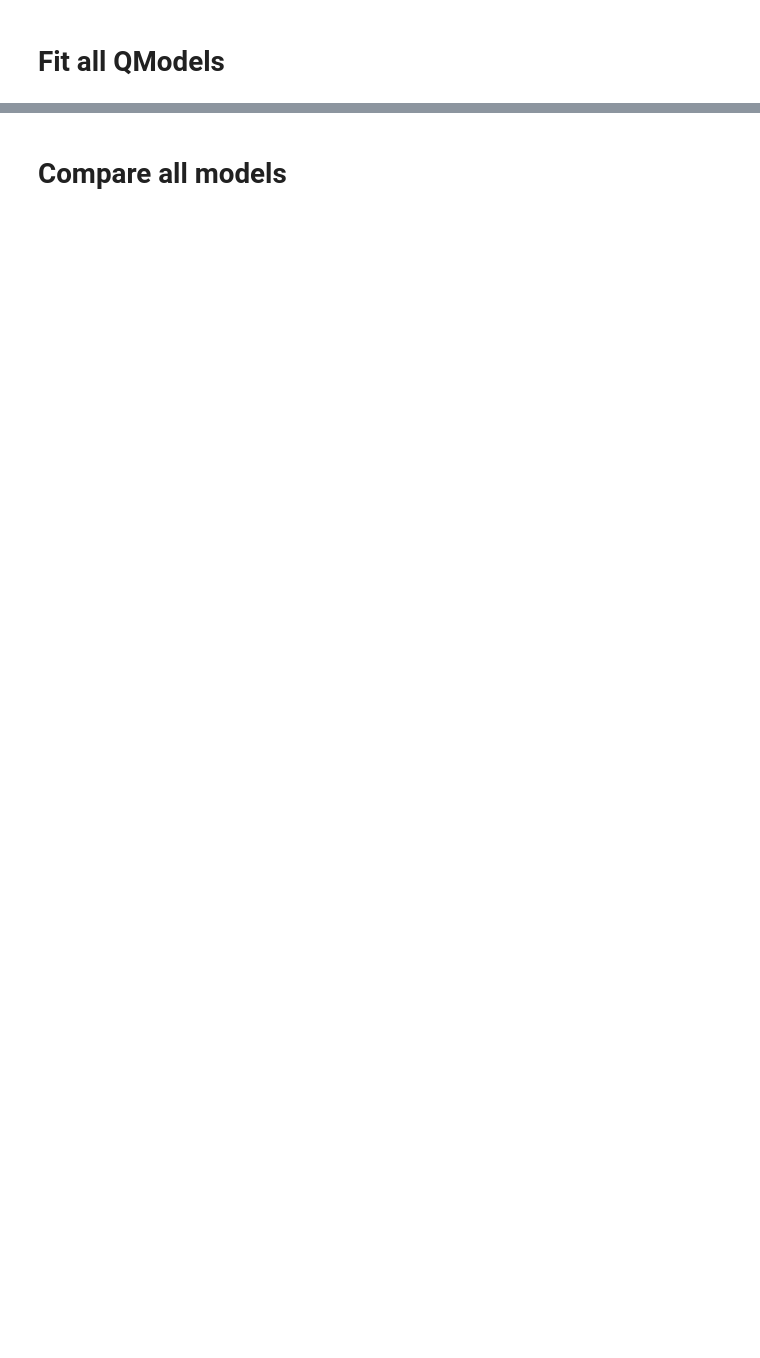
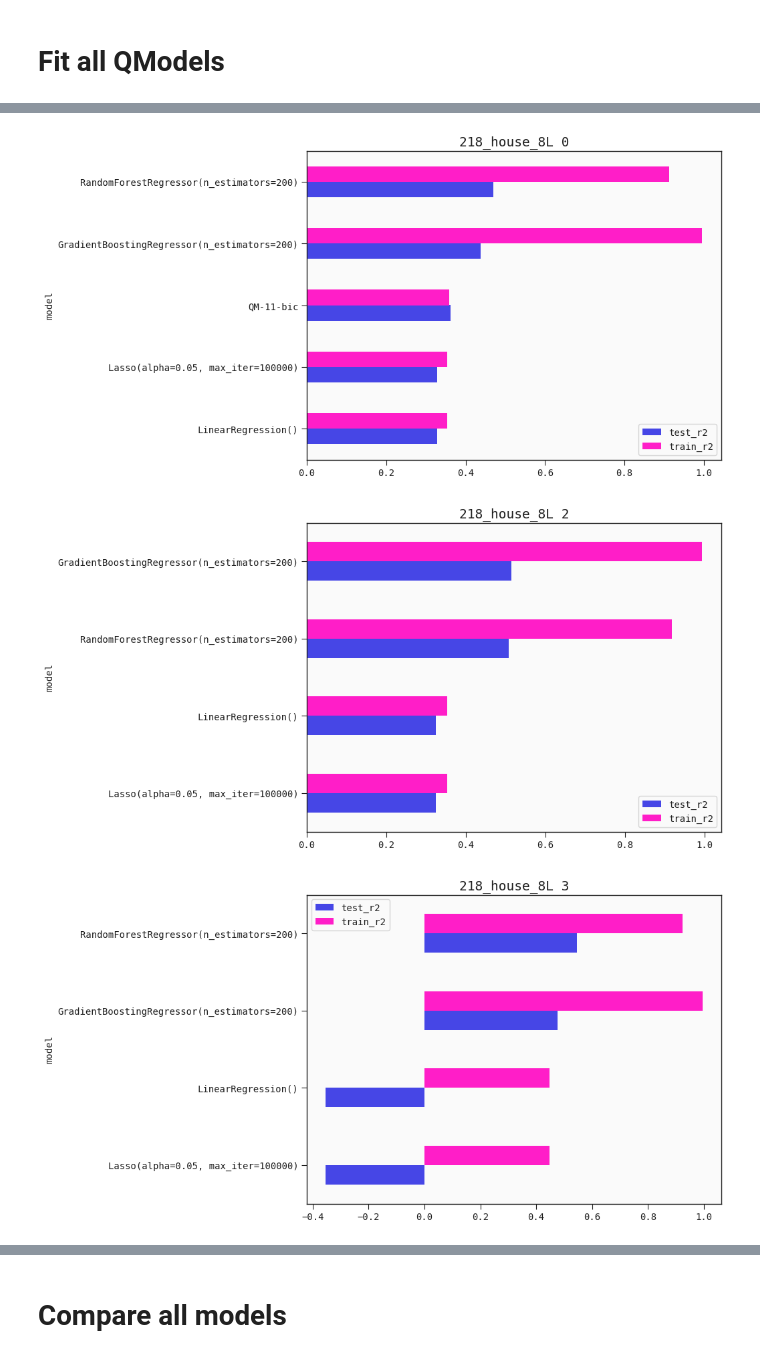
Before and after one commit to wilstrup/sr-small-data, a Jupyter notebook: PMLB compare small.ipynb, the cells around one changed output, grey strips where cells are left out. Cells and saved outputs as stored; diff of their text form; code cells hidden in the pictures; blank space fills up the shorter version.

```diff
--- a/PMLB compare small.ipynb
+++ b/PMLB compare small.ipynb
@@ -138,4 +162,8 @@ def hist_among(models=None, datasets=None):
             subsubset = subset[subset["randomseed"]==seed].sort_values(by="test_r2")
             subsubset.plot.barh(x="model", y=["test_r2","train_r2"], title=dataset+" "+str(seed),figsize=(8,6))
 # %%
-hist_among(None,["1028_SWD"])
+hist_among(None,["218_house_8L"])
+# %% [output]
+[figure, added]
+[figure, added]
+[figure, added]
```
Also changed, not shown: parts of 9 cells of this notebook, 1 other file.
